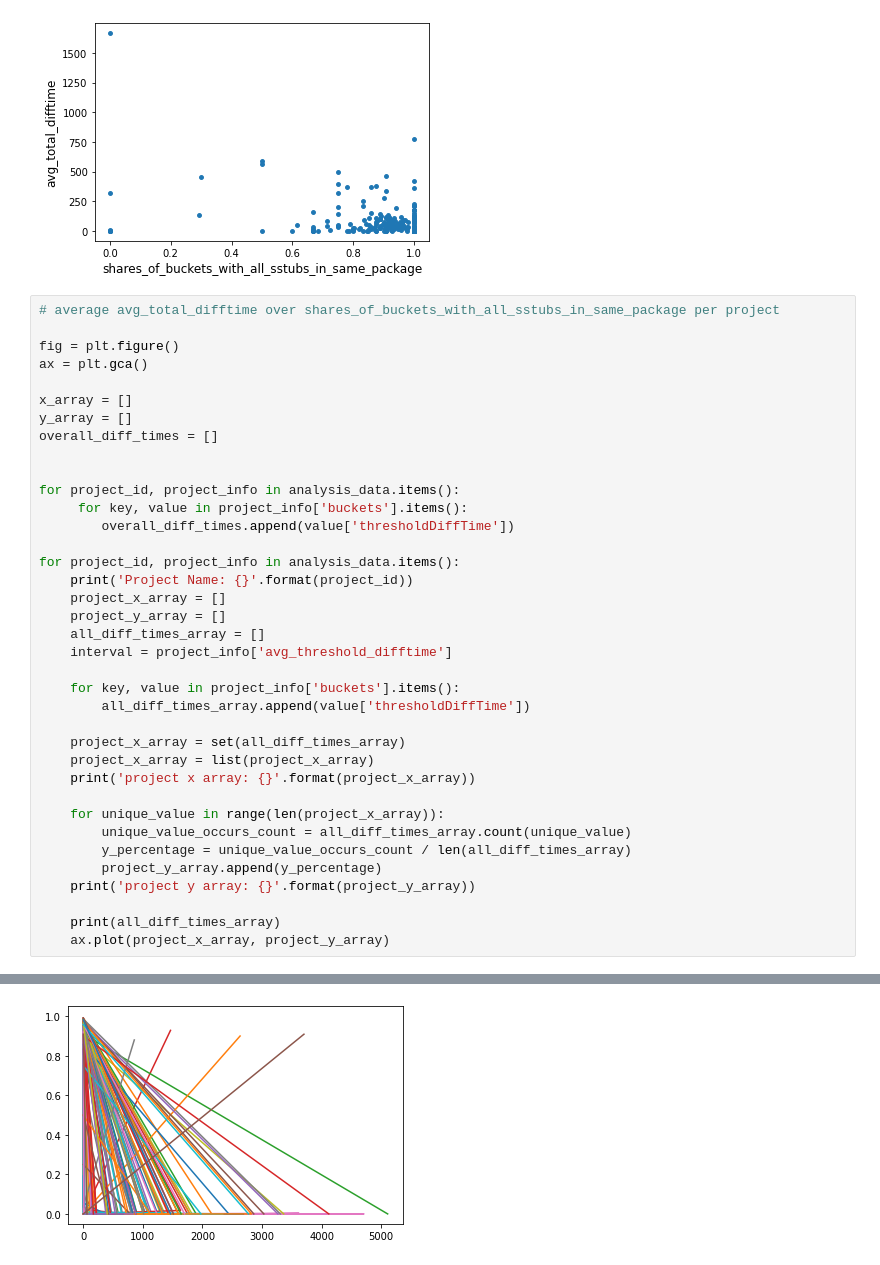
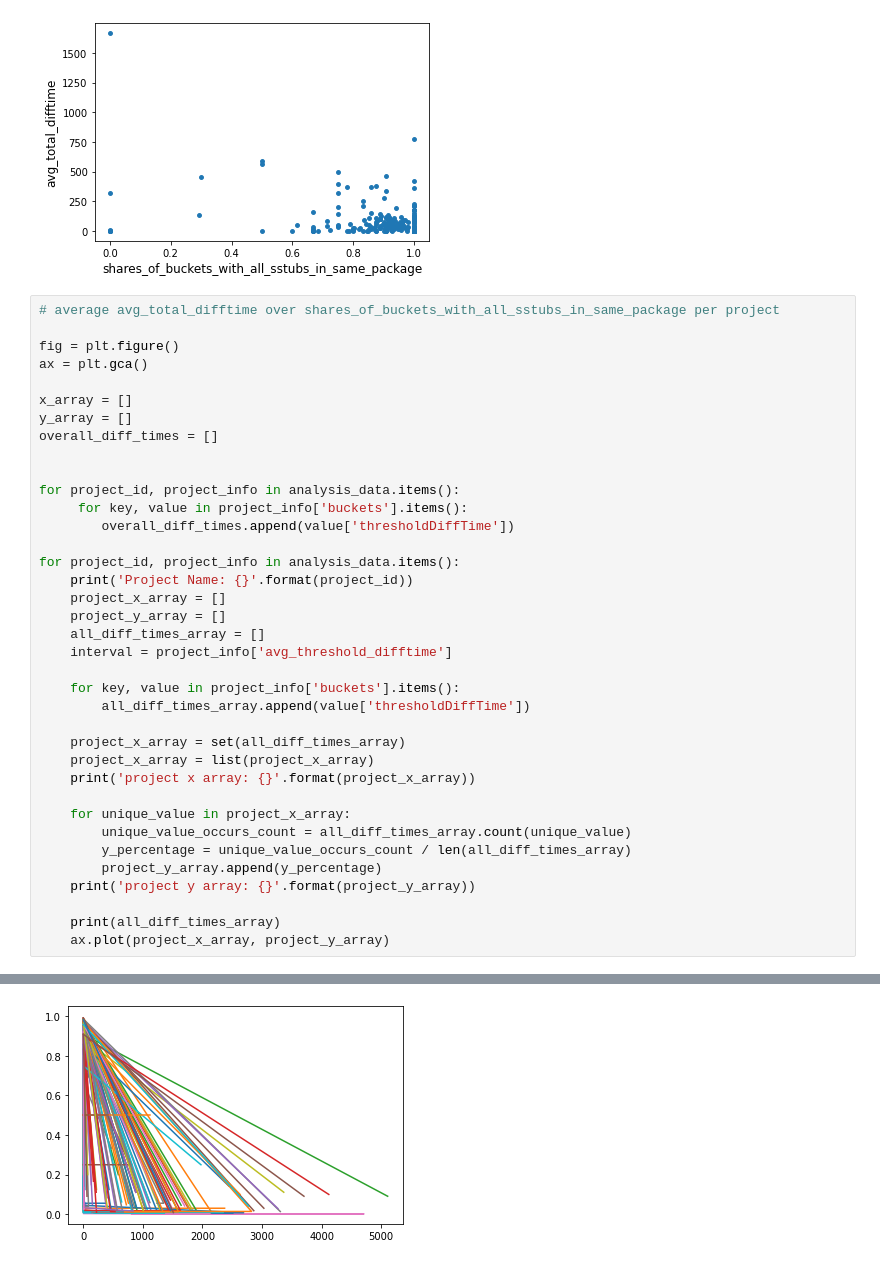
Before and after one commit to Diallo/Repated-SStuBs-Analysis, a Jupyter notebook: visualization_notebook_time.ipynb, the cells around one changed output, grey strips where cells are left out. Drawn from its saved outputs; the diff is of its cells as text.

```diff
--- a/visualization_notebook_time.ipynb
+++ b/visualization_notebook_time.ipynb
@@ -63,7 +63,7 @@ for project_id, project_info in analysis_data.items():
     project_x_array = list(project_x_array)
     print('project x array: {}'.format(project_x_array))
 
-    for unique_value in range(len(project_x_array)):
+    for unique_value in project_x_array:
         unique_value_occurs_count = all_diff_times_array.count(unique_value)
         y_percentage = unique_value_occurs_count / len(all_diff_times_array)
         project_y_array.append(y_percentage)
@@ -91,2 +91,2 @@ project y array: [0.9090909090909091, 0.0]
 [3704, 0, 0, 0, 0, 0, 0, 0, 0, 0, 0]
-[figure, old version]
+[figure, new version]
```
Also changed, not shown: parts of 1 cell of this notebook.
